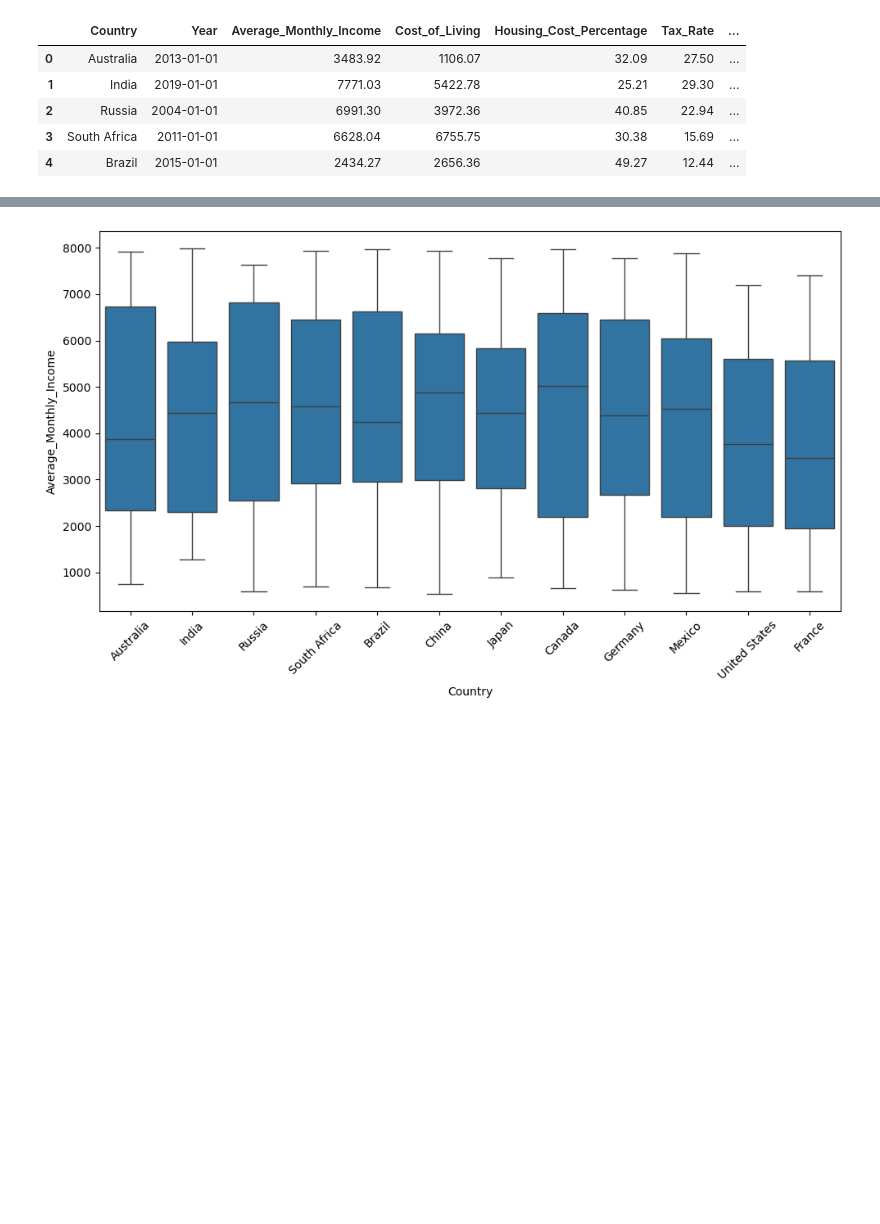
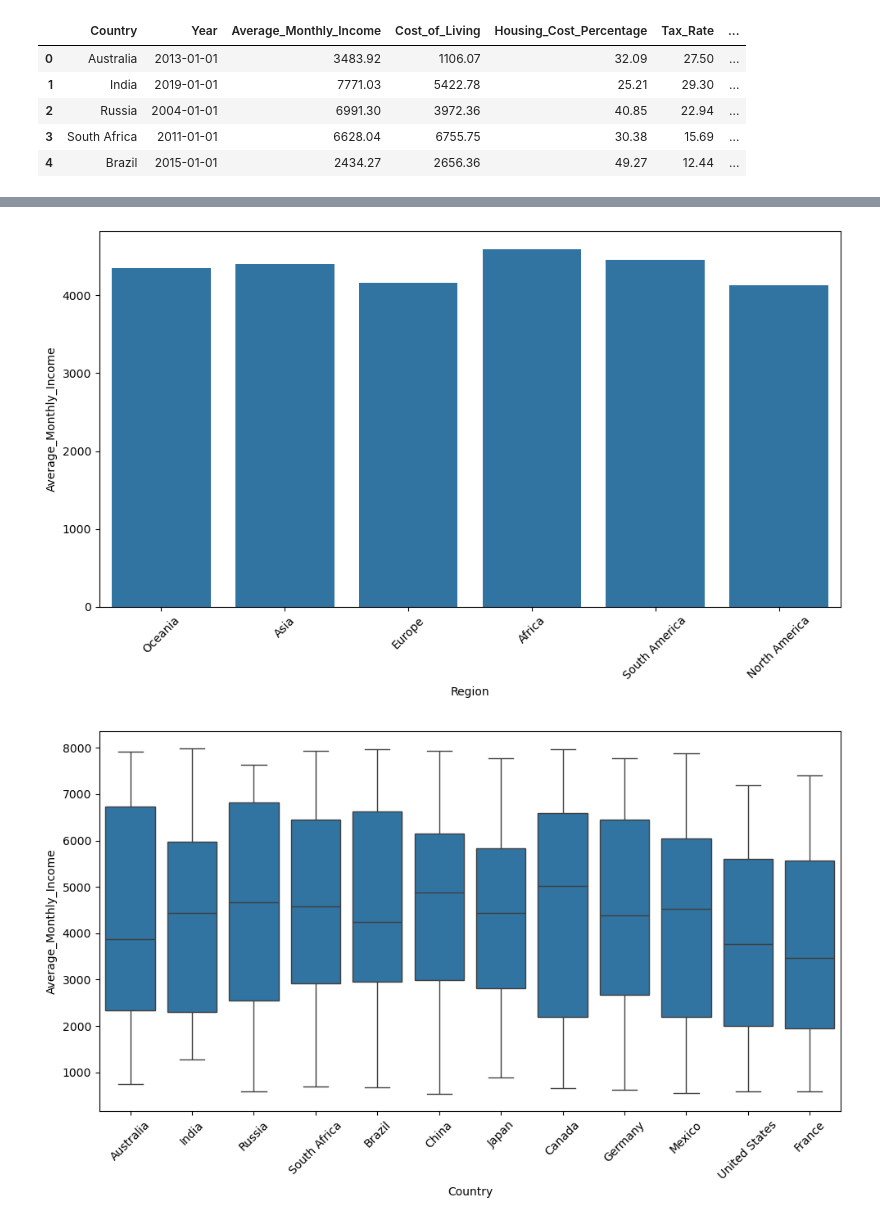
Before and after one commit to szhagnay/Cohort-A-Econ, a Jupyter notebook: notebooks/Fari_eda.ipynb, the cells around one changed output, grey strips where cells are left out. Saved outputs shown, nothing was run; the diff lists cells and outputs as text; code cells hidden in the pictures; blank space fills up the shorter version.

```diff
--- a/notebooks/Fari_eda.ipynb
+++ b/notebooks/Fari_eda.ipynb
@@ -52,3 +179,11 @@ world_col.describe()
+# %%
+# Box plot of Countries vs. Average Monthly Income
+plt.figure(figsize=(10,6))
+sns.barplot(data=world_col,x="Region", y="Average_Monthly_Income", errorbar=None)
+plt.xticks(rotation=45)
+plt.tight_layout()
+# %% [output]
+[figure, added]
 # %%
 # Box plot of Countries vs. Average Monthly Income
 plt.figure(figsize=(10,6))
```
Also changed, not shown: parts of 19 cells of this notebook.
